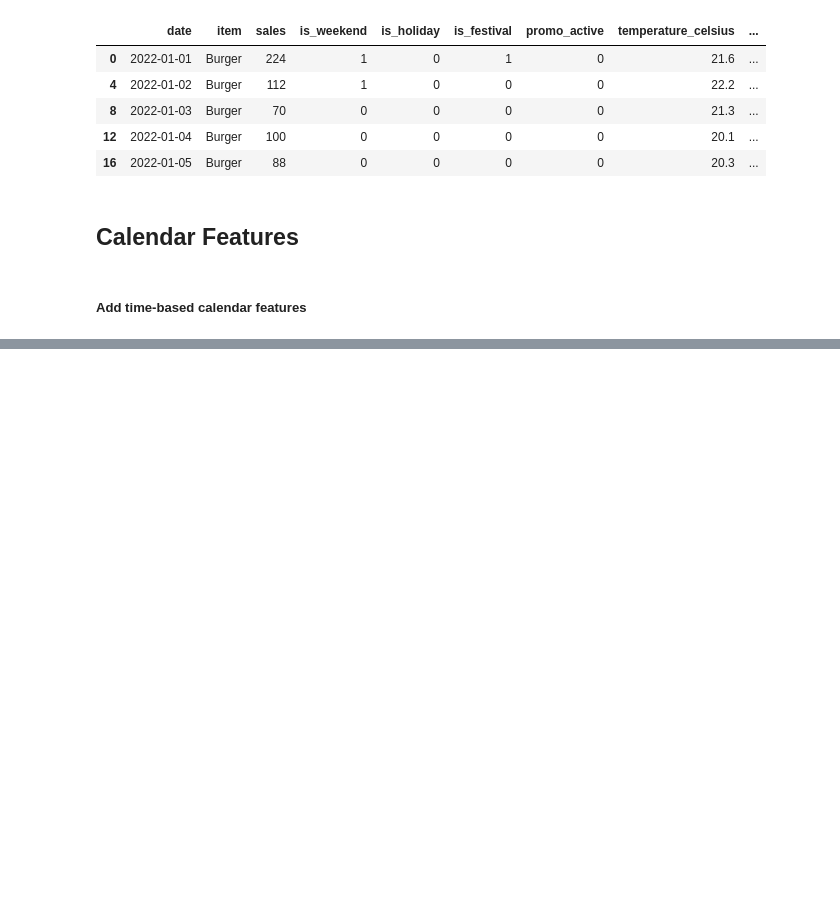
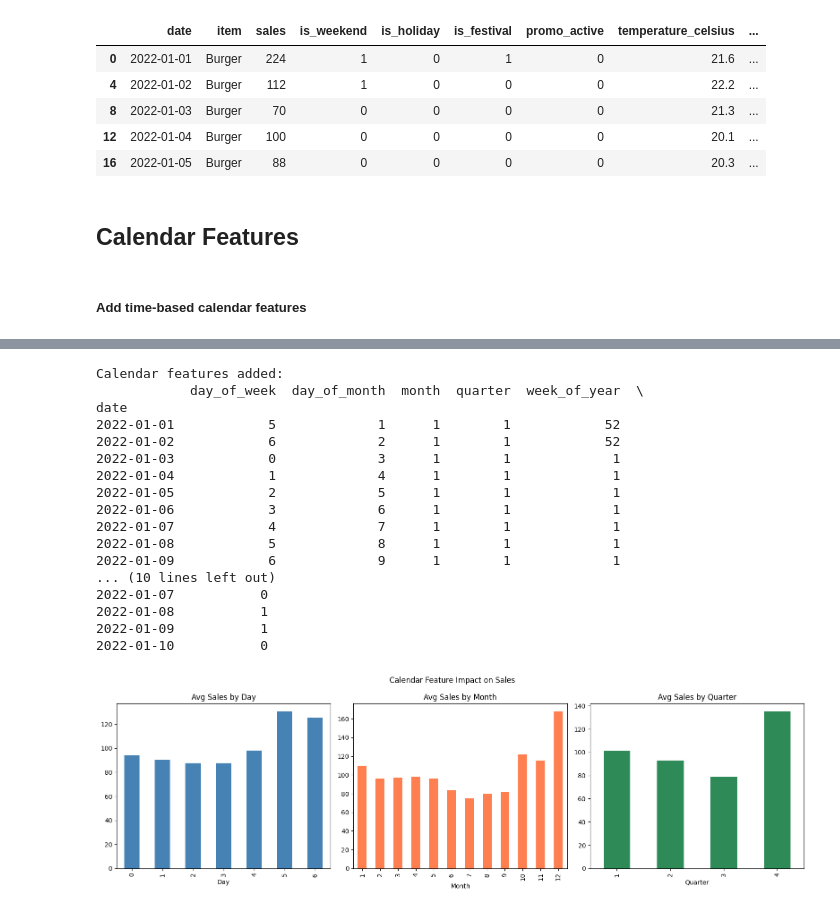
Before and after one commit to PalakParsana/Project-3--Food-Restaurant-Services, a Jupyter notebook: Week2.ipynb, the cells around one changed output, grey strips where cells are left out. Cells and saved outputs as stored; diff of their text form; code cells hidden in the pictures; blank space fills up the shorter version.

```diff
--- a/Week2.ipynb
+++ b/Week2.ipynb
@@ -83,0 +42,13 @@ NameError: name 'add_calendar_features' is not defined
+# %%
+def add_calendar_features(df):
+    df = df.copy()
+
+    df["day_of_week"] = df.index.dayofweek
+    df["day_of_month"] = df.index.day
+    df["month"] = df.index.month
+    df["quarter"] = df.index.quarter
+    df["week_of_year"] = df.index.isocalendar().week.astype(int)
+    df["is_weekend"] = (df.index.dayofweek >= 5).astype(int)
+    df["day_name"] = df.index.day_name()
+
+    return df
@@ -83,0 +57,66 @@ NameError: name 'add_calendar_features' is not defined
+# %%
+import pandas as pd
+import matplotlib.pyplot as plt
+import os
+
+# Load data
+df = load_data(item='Burger')
+
+# Add calendar features
+df = add_calendar_features(df)
+
+print("Calendar features added:")
+
+cols = ['day_of_week', 'day_of_month', 'month',
+        'quarter', 'week_of_year', 'is_weekend']
+
+print(df[cols].head(10))
+
+# Create plots
+plt.figure(figsize=(16,5))
+
+# Day of week
+plt.subplot(1,3,1)
+df.groupby('day_of_week')['sales'].mean().plot(kind='bar', color='steelblue')
+plt.title('Avg Sales by Day')
+plt.xlabel('Day')
+
+# Month
+plt.subplot(1,3,2)
+df.groupby('month')['sales'].mean().plot(kind='bar', color='coral')
+plt.title('Avg Sales by Month')
+plt.xlabel('Month')
+
+# Quarter
+plt.subplot(1,3,3)
+df.groupby('quarter')['sales'].mean().plot(kind='bar', color='seagreen')
+plt.title('Avg Sales by Quarter')
+plt.xlabel('Quarter')
+
+plt.suptitle('Calendar Feature Impact on Sales')
+plt.tight_layout()
+
+# Save
+os.makedirs('reports', exist_ok=True)
+plt.savefig('reports/07_calendar_features.png')
+
+plt.show()
+# %% [output]
+Calendar features added:
+            day_of_week  day_of_month  month  quarter  week_of_year  \
+date
+2022-01-01            5             1      1        1            52
+2022-01-02            6             2      1        1            52
+2022-01-03            0             3      1        1             1
+2022-01-04            1             4      1        1             1
+2022-01-05            2             5      1        1             1
+2022-01-06            3             6      1        1             1
+2022-01-07            4             7      1        1             1
+2022-01-08            5             8      1        1             1
+2022-01-09            6             9      1        1             1
+... (10 lines left out)
+2022-01-07           0
+2022-01-08           1
+2022-01-09           1
+2022-01-10           0
+[figure, added]
```
Also changed, not shown: parts of 18 cells of this notebook.
